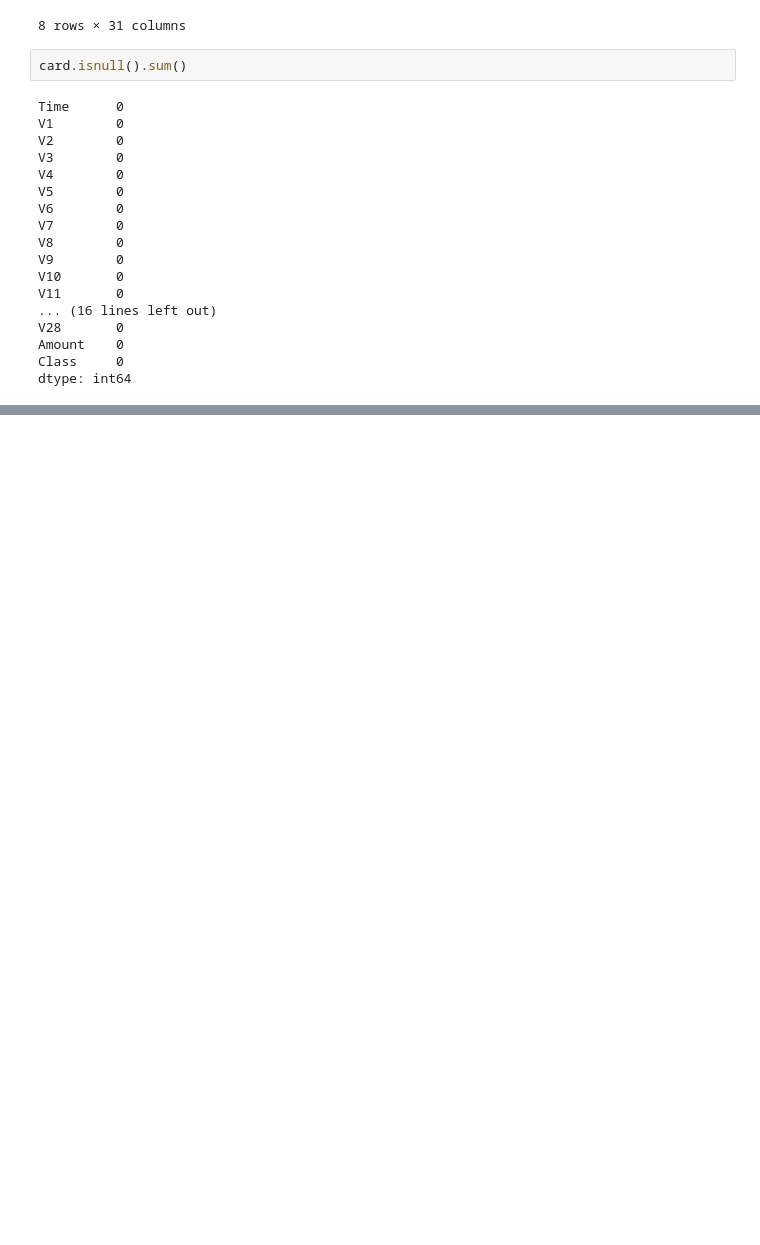
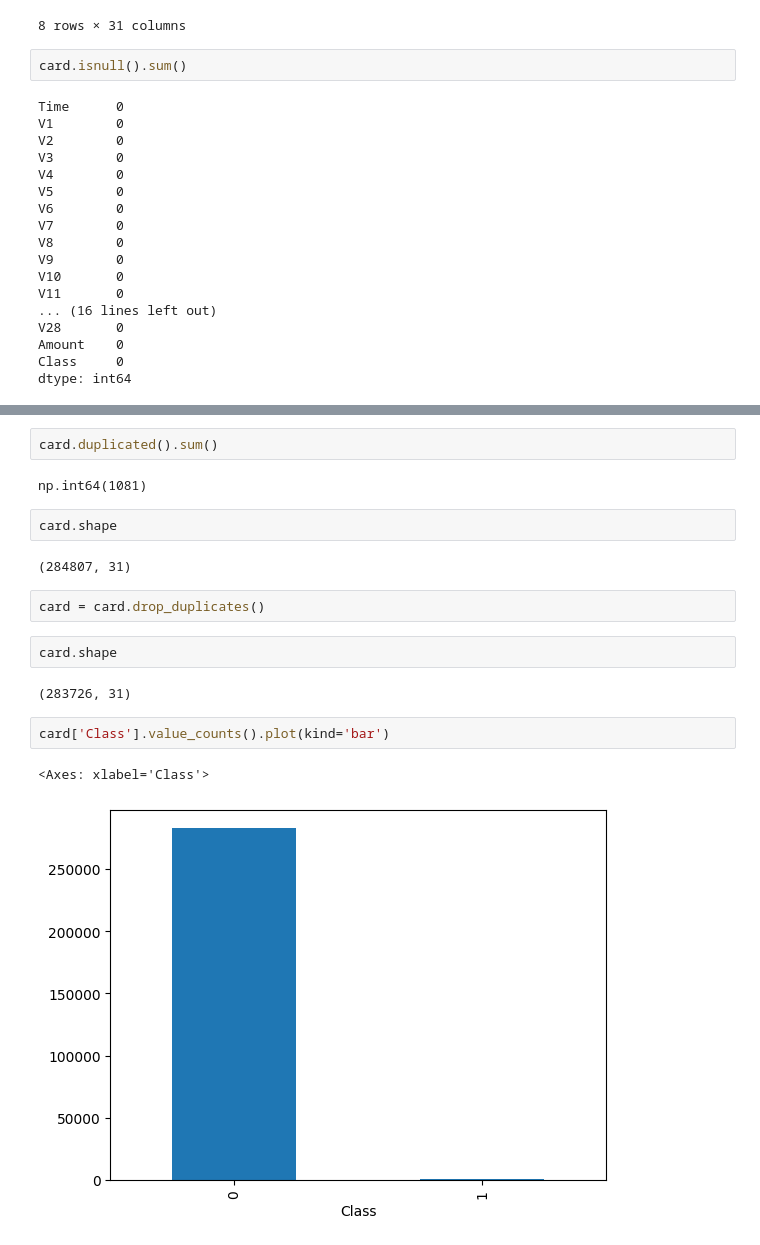
Before and after one commit to abrehamashebir/GO2COD_DS_02, a Jupyter notebook: notebook/credit_card_fraud_detection.ipynb, the cells around one changed output, grey strips where cells are left out. Saved outputs shown, nothing was run; the diff lists cells and outputs as text; blank space fills up the shorter version.

```diff
--- a/notebook/credit_card_fraud_detection.ipynb
+++ b/notebook/credit_card_fraud_detection.ipynb
@@ -77,0 +133,19 @@ dtype: int64
+# %%
+card.duplicated().sum()
+# %% [output]
+np.int64(1081)
+# %%
+card.shape
+# %% [output]
+(284807, 31)
+# %%
+card = card.drop_duplicates()
+# %%
+card.shape
+# %% [output]
+(283726, 31)
+# %%
+card['Class'].value_counts().plot(kind='bar')
+# %% [output]
+<Axes: xlabel='Class'>
+[figure, added]
```
Also changed, not shown: parts of 12 cells of this notebook.
